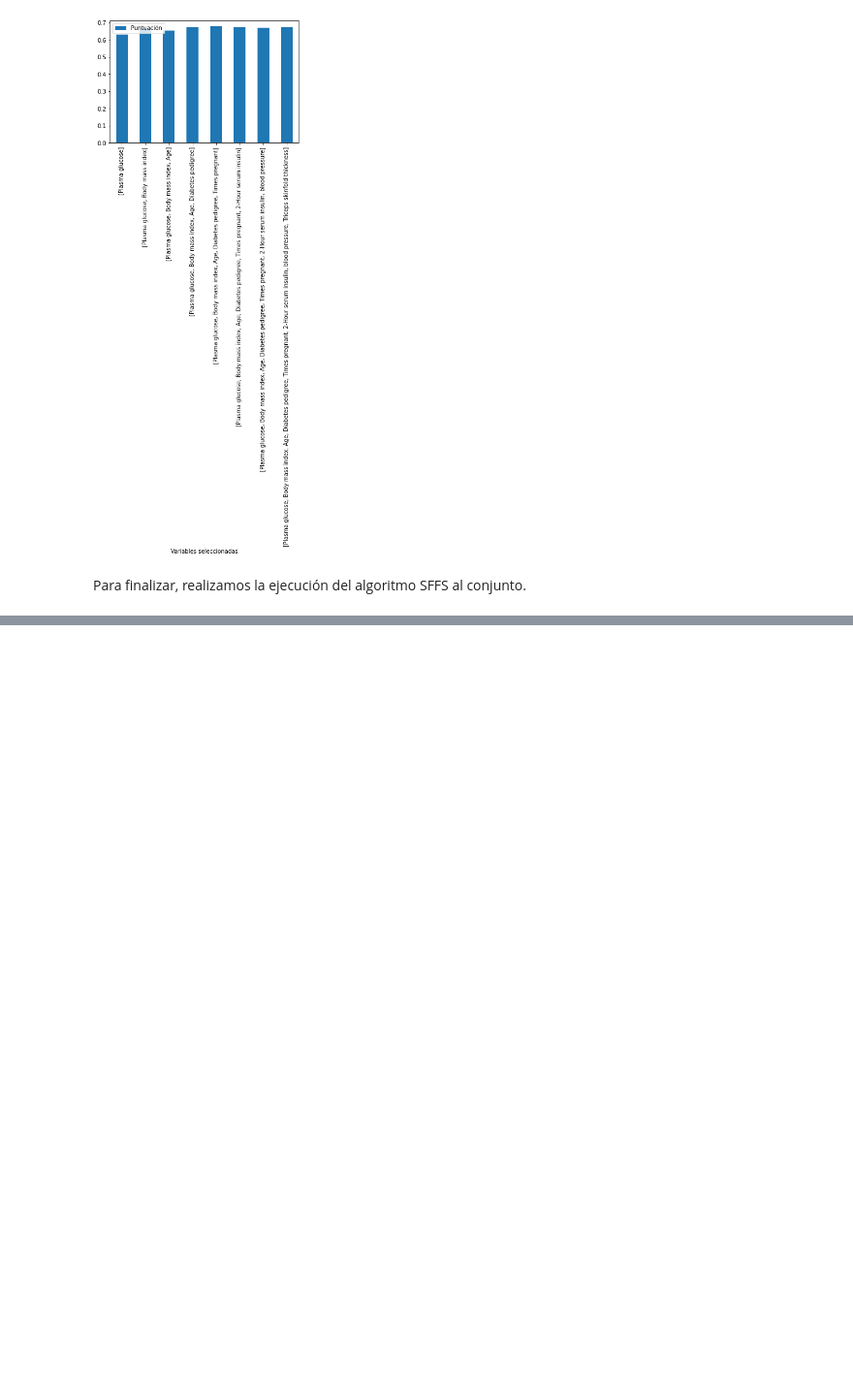
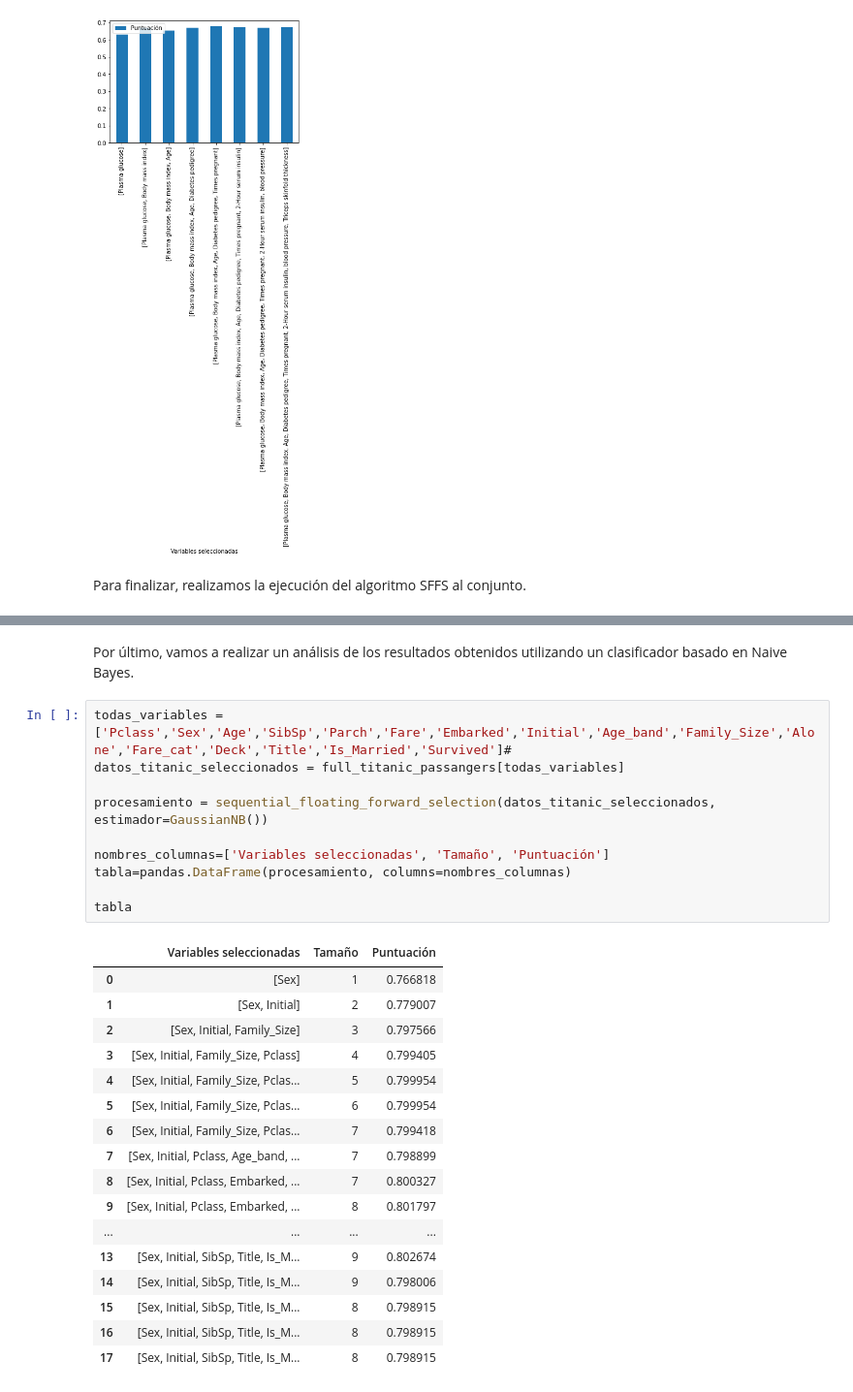
Before and after one commit to edubotdom/feature-selection, a Jupyter notebook: Selección de características.ipynb, the cells around one changed output, grey strips where cells are left out. Shown at 97% size. Drawn from its saved outputs; the diff is of its cells as text; blank space fills up the shorter version.

```diff
--- a/Selección de características.ipynb
+++ b/Selección de características.ipynb
@@ -978,0 +1089,30 @@ tabla.plot(kind='bar',x='Variables seleccionadas',y='Puntuación')
+# %% [markdown]
+Por último, vamos a realizar un análisis de los resultados obtenidos utilizando un clasificador basado en Naive Bayes.
+# %%
+todas_variables = ['Pclass','Sex','Age','SibSp','Parch','Fare','Embarked','Initial','Age_band','Family_Size','Alone','Fare_cat','Deck','Title','Is_Married','Survived']#
+datos_titanic_seleccionados = full_titanic_passangers[todas_variables]
+
+procesamiento = sequential_floating_forward_selection(datos_titanic_seleccionados, estimador=GaussianNB())
+
+nombres_columnas=['Variables seleccionadas', 'Tamaño', 'Puntuación']
+tabla=pandas.DataFrame(procesamiento, columns=nombres_columnas)
+
+tabla
+# %% [output]
+|  | Variables seleccionadas | Tamaño | Puntuación |
+| 0 | [Sex] | 1 | 0.766818 |
+| 1 | [Sex, Initial] | 2 | 0.779007 |
+| 2 | [Sex, Initial, Family_Size] | 3 | 0.797566 |
+| 3 | [Sex, Initial, Family_Size, Pclass] | 4 | 0.799405 |
+| 4 | [Sex, Initial, Family_Size, Pclas... | 5 | 0.799954 |
+| 5 | [Sex, Initial, Family_Size, Pclas... | 6 | 0.799954 |
+| 6 | [Sex, Initial, Family_Size, Pclas... | 7 | 0.799418 |
+| 7 | [Sex, Initial, Pclass, Age_band, ... | 7 | 0.798899 |
+| 8 | [Sex, Initial, Pclass, Embarked, ... | 7 | 0.800327 |
+| 9 | [Sex, Initial, Pclass, Embarked, ... | 8 | 0.801797 |
+| ... | ... | ... | ... |
+| 13 | [Sex, Initial, SibSp, Title, Is_M... | 9 | 0.802674 |
+| 14 | [Sex, Initial, SibSp, Title, Is_M... | 9 | 0.798006 |
+| 15 | [Sex, Initial, SibSp, Title, Is_M... | 8 | 0.798915 |
+| 16 | [Sex, Initial, SibSp, Title, Is_M... | 8 | 0.798915 |
+| 17 | [Sex, Initial, SibSp, Title, Is_M... | 8 | 0.798915 |
```
Also changed, not shown: parts of 41 cells of this notebook, 3 other files.
